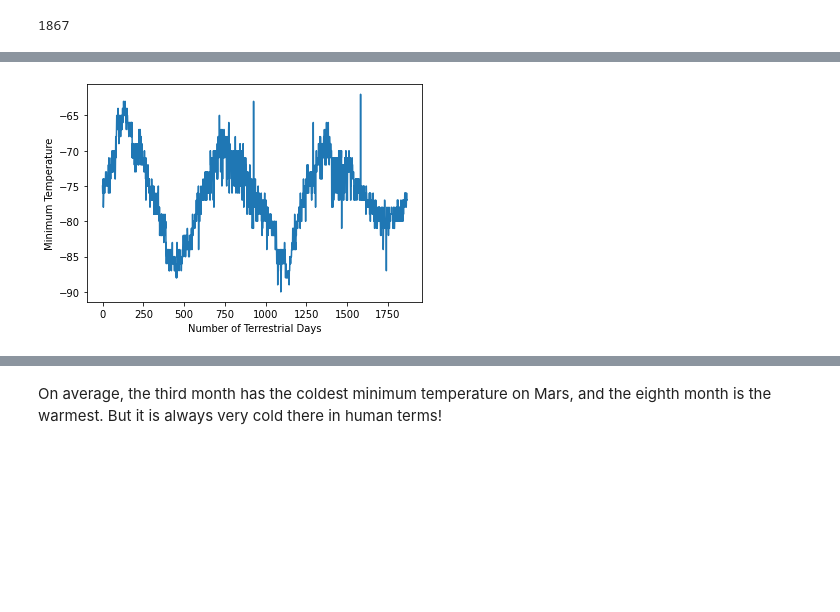
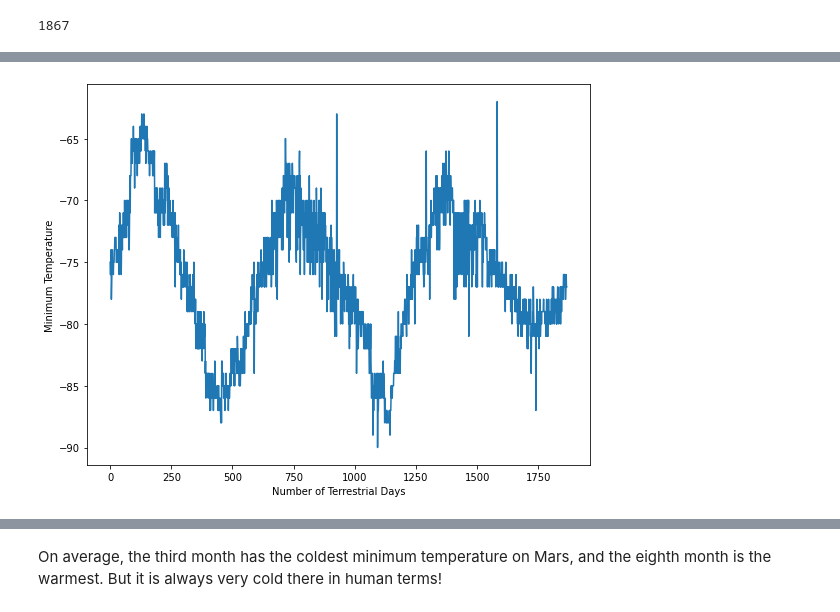
Before and after one commit to hanydief/data_collection-, a Jupyter notebook: part_2_mars_weather.ipynb, the cells around one changed output, grey strips where cells are left out. Cells and saved outputs as stored; diff of their text form; code cells hidden in the pictures; blank space fills up the shorter version.

```diff
--- a/part_2_mars_weather.ipynb
+++ b/part_2_mars_weather.ipynb
@@ -302,9 +303,10 @@ plt.show()
 # %%
 # 5. How many terrestrial (earth) days are there in a Martian year?
+plt.figure(figsize=(9,7))
 plt.plot(temp_df.index,temp_df['min_temp'])
 plt.xlabel("Number of Terrestrial Days")
 plt.ylabel("Minimum Temperature")
-plt.savefig("No_Terrestrial_Days.png")
+plt.savefig("outputs_&_CSV/No_Terrestrial_Days.png")
 plt.show()
 # %% [output]
-[figure, old version]
+[figure, new version]
```
Also changed, not shown: parts of 10 cells of this notebook, 5 other files.
